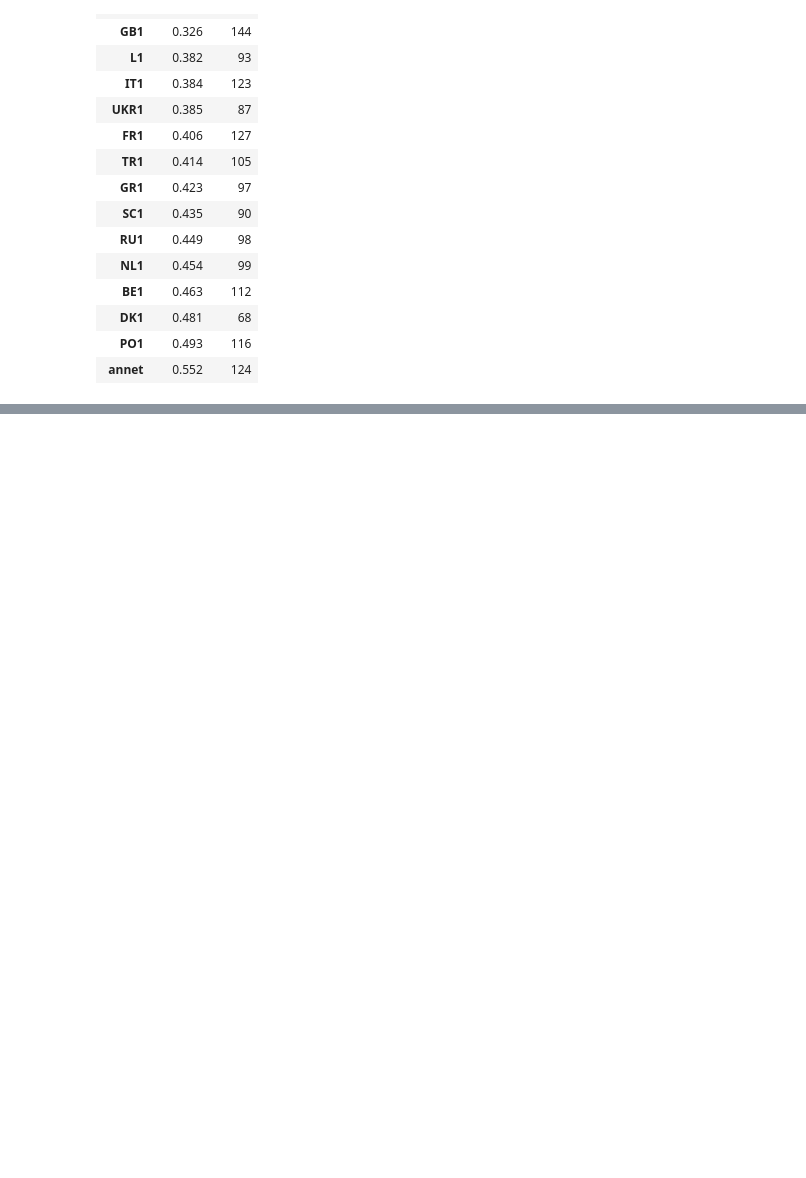
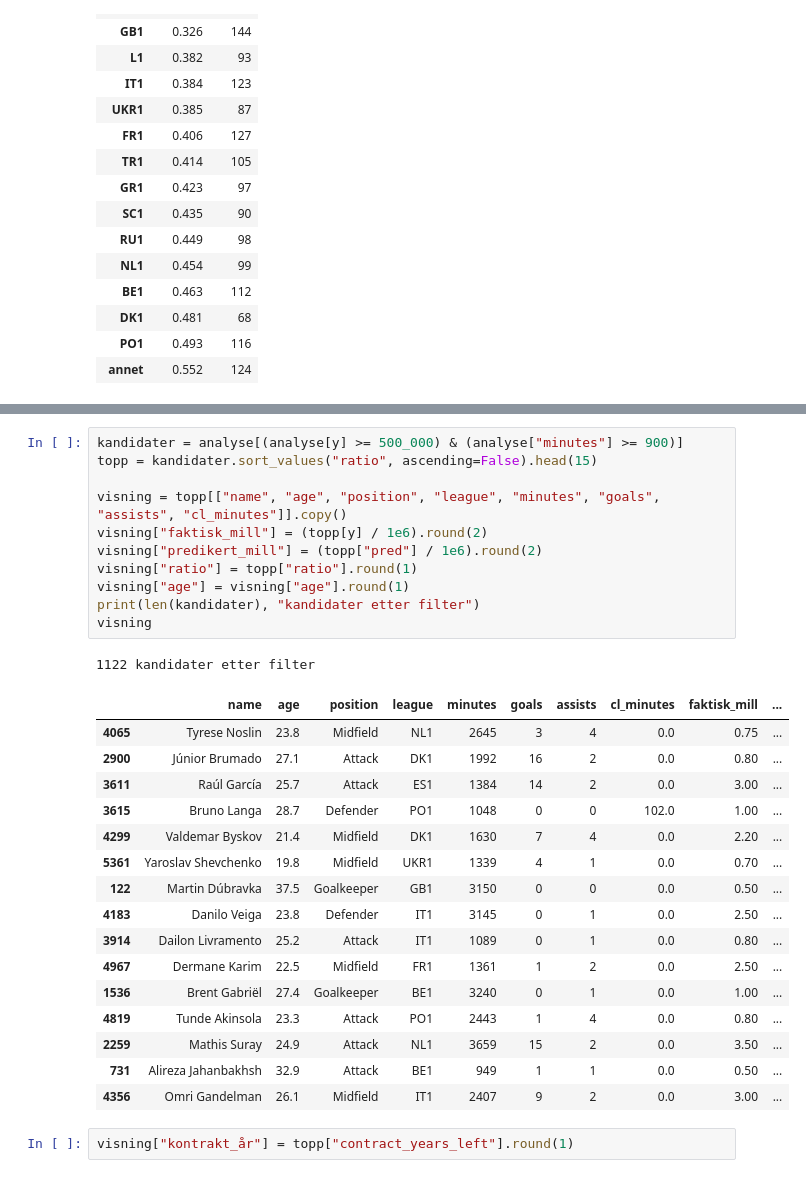
Before and after one commit to 798663/spillerverdi-estimator, a Jupyter notebook: modell.ipynb, the cells around one changed output, grey strips where cells are left out. Cells and saved outputs as stored; diff of their text form; blank space fills up the shorter version.

Commit message:
Analyse og undervurderte spillere

```diff
--- a/modell.ipynb
+++ b/modell.ipynb
@@ -253,3 +253,34 @@ visning
 | 3615 | Bruno Langa | 28.7 | Defender | PO1 | 1048 | 0 | 0 | 102.0 | 1.00 | ... |
 | 2389 | Erik Prekop | 28.7 | Attack | annet | 611 | 3 | 1 | 87.0 | 0.70 | ... |
 | 3906 | Alexandros Tsompanidis | 21.9 | Goalkeeper | GR1 | 498 | 0 | 0 | 0.0 | 0.18 | ... |
+# %%
+kandidater = analyse[(analyse[y] >= 500_000) & (analyse["minutes"] >= 900)]
+topp = kandidater.sort_values("ratio", ascending=False).head(15)
+
+visning = topp[["name", "age", "position", "league", "minutes", "goals", "assists", "cl_minutes"]].copy()
+visning["faktisk_mill"] = (topp[y] / 1e6).round(2)
+visning["predikert_mill"] = (topp["pred"] / 1e6).round(2)
+visning["ratio"] = topp["ratio"].round(1)
+visning["age"] = visning["age"].round(1)
+print(len(kandidater), "kandidater etter filter")
+visning
+# %% [output]
+1122 kandidater etter filter
+|  | name | age | position | league | minutes | goals | assists | cl_minutes | faktisk_mill | ... |
+| 4065 | Tyrese Noslin | 23.8 | Midfield | NL1 | 2645 | 3 | 4 | 0.0 | 0.75 | ... |
+| 2900 | Júnior Brumado | 27.1 | Attack | DK1 | 1992 | 16 | 2 | 0.0 | 0.80 | ... |
+| 3611 | Raúl García | 25.7 | Attack | ES1 | 1384 | 14 | 2 | 0.0 | 3.00 | ... |
+| 3615 | Bruno Langa | 28.7 | Defender | PO1 | 1048 | 0 | 0 | 102.0 | 1.00 | ... |
+| 4299 | Valdemar Byskov | 21.4 | Midfield | DK1 | 1630 | 7 | 4 | 0.0 | 2.20 | ... |
+| 5361 | Yaroslav Shevchenko | 19.8 | Midfield | UKR1 | 1339 | 4 | 1 | 0.0 | 0.70 | ... |
+| 122 | Martin Dúbravka | 37.5 | Goalkeeper | GB1 | 3150 | 0 | 0 | 0.0 | 0.50 | ... |
+| 4183 | Danilo Veiga | 23.8 | Defender | IT1 | 3145 | 0 | 1 | 0.0 | 2.50 | ... |
+| 3914 | Dailon Livramento | 25.2 | Attack | IT1 | 1089 | 0 | 1 | 0.0 | 0.80 | ... |
+| 4967 | Dermane Karim | 22.5 | Midfield | FR1 | 1361 | 1 | 2 | 0.0 | 2.50 | ... |
+| 1536 | Brent Gabriël | 27.4 | Goalkeeper | BE1 | 3240 | 0 | 1 | 0.0 | 1.00 | ... |
+| 4819 | Tunde Akinsola | 23.3 | Attack | PO1 | 2443 | 1 | 4 | 0.0 | 0.80 | ... |
+| 2259 | Mathis Suray | 24.9 | Attack | NL1 | 3659 | 15 | 2 | 0.0 | 3.50 | ... |
+| 731 | Alireza Jahanbakhsh | 32.9 | Attack | BE1 | 949 | 1 | 1 | 0.0 | 0.50 | ... |
+| 4356 | Omri Gandelman | 26.1 | Midfield | IT1 | 2407 | 9 | 2 | 0.0 | 3.00 | ... |
+# %%
+visning["kontrakt_år"] = topp["contract_years_left"].round(1)
```
